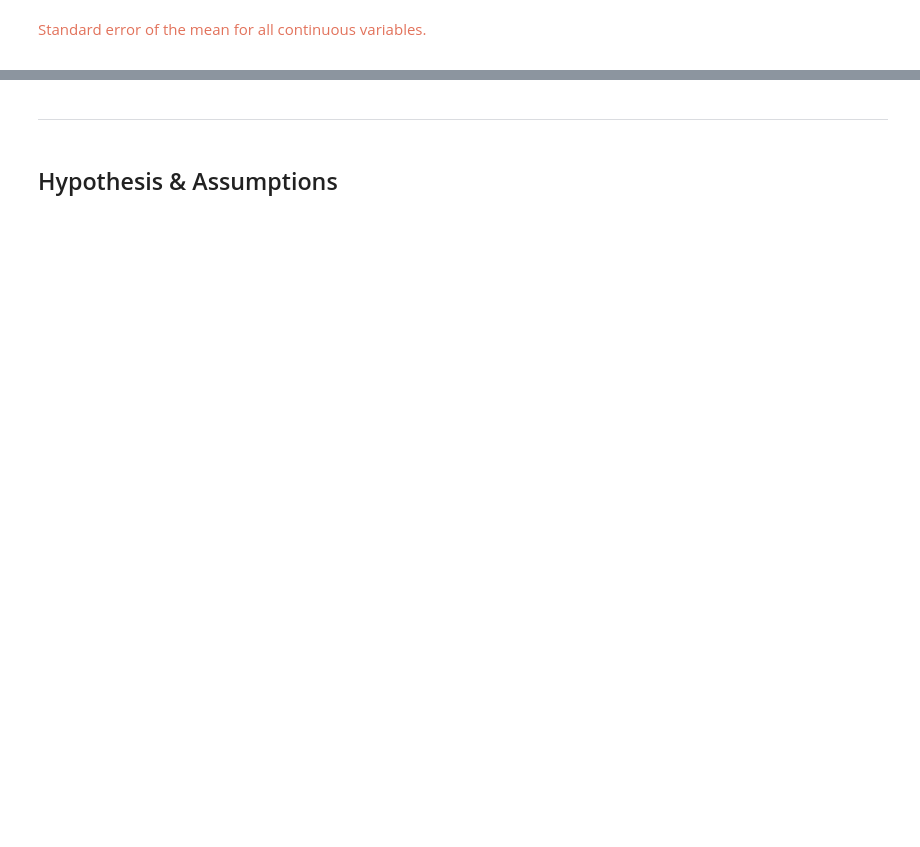
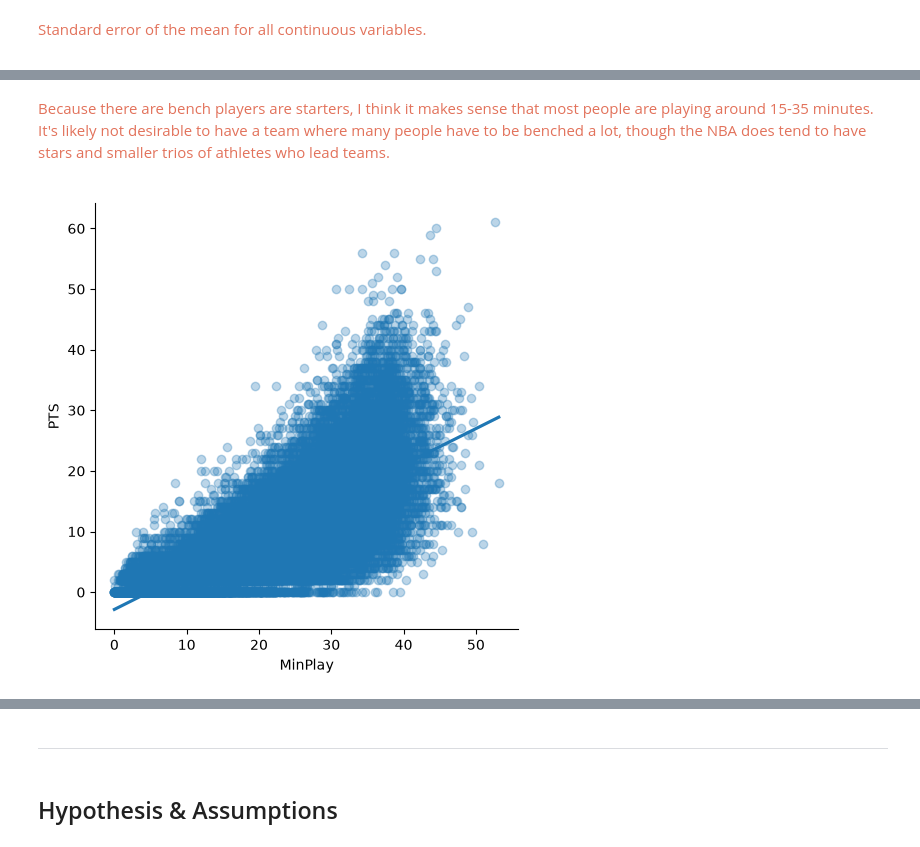
Before and after one commit to awomann/nba-prediction, a Jupyter notebook: Desktop/Coding/NBA Prediction/NBA_Predictive_Analytics.ipynb, the cells around one changed output, grey strips where cells are left out. Drawn from its saved outputs; the diff is of its cells as text; code cells hidden in the pictures; blank space fills up the shorter version.

```diff
--- a/Desktop/Coding/NBA Prediction/NBA_Predictive_Analytics.ipynb
+++ b/Desktop/Coding/NBA Prediction/NBA_Predictive_Analytics.ipynb
@@ -445,0 +574,11 @@ print(df['PTS'].mean())
+# %% [markdown]
+<span style="color:#E2725B">
+
+Because there are bench players are starters, I think it makes sense that most people are playing around 15-35 minutes. It's likely not desirable to have a team where many people have to be benched a lot, though the NBA does tend to have stars and smaller trios of athletes who lead teams.
+
+</span>
+# %%
+sns.lmplot(data = df, x = 'MinPlay', y = 'PTS', scatter_kws={'alpha': 0.3})
+plt.show()
+# %% [output]
+[figure, added]
```
Also changed, not shown: parts of 42 cells of this notebook.
